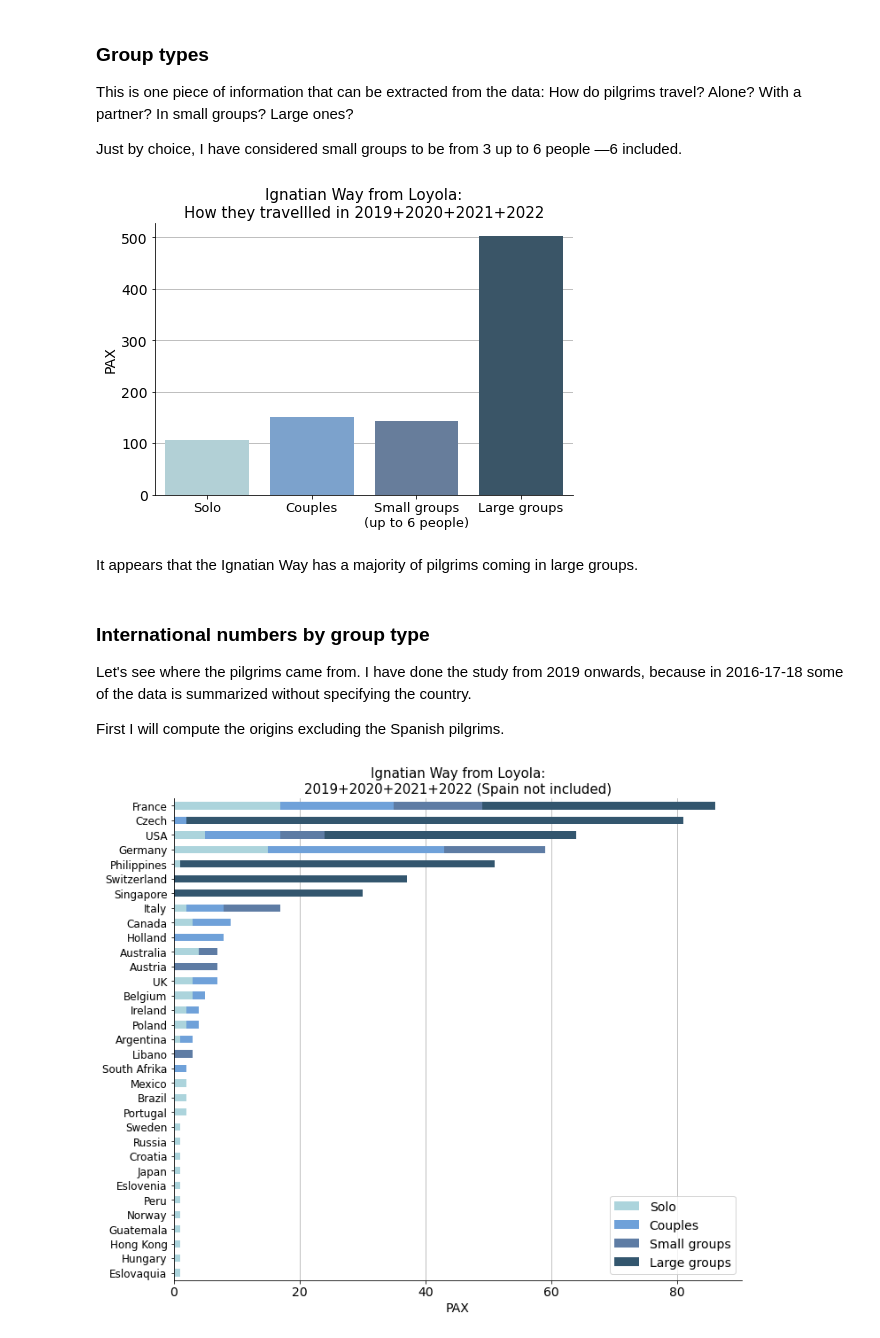
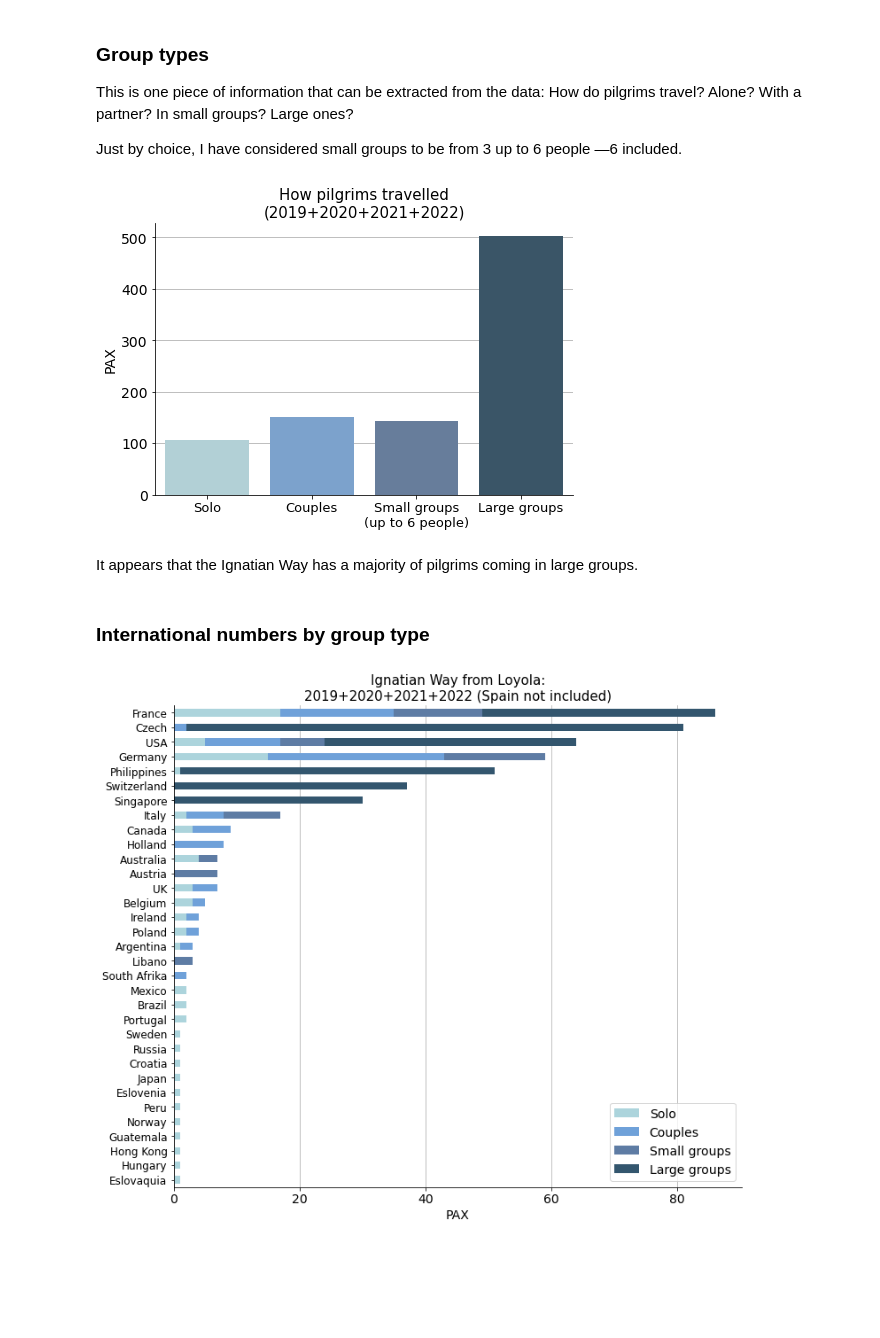
Before and after one commit to mikel-imaz/projects, a Jupyter notebook: _sources/ignatian.ipynb, the cells around one changed output. Cells and saved outputs as stored; diff of their text form; code cells hidden in the pictures; blank space fills up the shorter version.

```diff
--- a/_sources/ignatian.ipynb
+++ b/_sources/ignatian.ipynb
@@ -184,39 +185,36 @@ Just by choice, I have considered small groups to be from 3 up to 6 people —6
 # %%
 # Define the bins of the group types to be considered
 small_threshold = 6 # <- just a choice
 group_labels = ["solo", "couple", "small", "large"]
 bins = pd.IntervalIndex.from_tuples([(0, 1), (1, 2), (2, small_threshold), (small_threshold, 1000)])
 
 # Create a new column with the group type assigned to the bin according to pax
 ignatian_19_20_21_22["group"] = pd.cut(ignatian_19_20_21_22["pax"], bins).replace(bins, group_labels)
 
-# Group by "group" and add pax numbers
+# Group by "group" and sum pax numbers
 groups = ignatian_19_20_21_22.groupby("group")["pax"].sum().to_frame()
 
 # Plot
 fig, ax = plt.subplots(figsize=(7.5, 5))
 
 sns.barplot(x=groups.index, y="pax", data=groups, ax=ax,
             palette=palette_ign)
 
 ax.set_xticklabels(["Solo", "Couples", "Small groups\n(up to 6 people)", "Large groups"])
 ax.grid(axis="y")
 ax.set_axisbelow(True)
 ax.tick_params(axis='y', which='major', labelsize=14)
 ax.tick_params(axis='x', which='major', labelsize=13)
-ax.set_title("Ignatian Way from Loyola:\nHow they travellled in 2019+2020+2021+2022", size=15)
+ax.set_title("How pilgrims travelled\n(2019+2020+2021+2022)", size=15)
 ax.set_xlabel("")
 ax.set_ylabel("PAX", size=14)
 sns.despine()
 
 plt.show()
 # %% [output]
-[figure, old version]
+[figure, new version]
 # %% [markdown]
 It appears that the Ignatian Way has a majority of pilgrims coming in large groups.
 # %% [markdown]
 ### International numbers by group type
-Let's see where the pilgrims came from. I have done the study from 2019 onwards, because in 2016-17-18 some of the data is summarized without specifying the country.
-
-First I will compute the origins excluding the Spanish pilgrims.
 # %%
```
Also changed, not shown: parts of 30 cells of this notebook, 45 other files.
